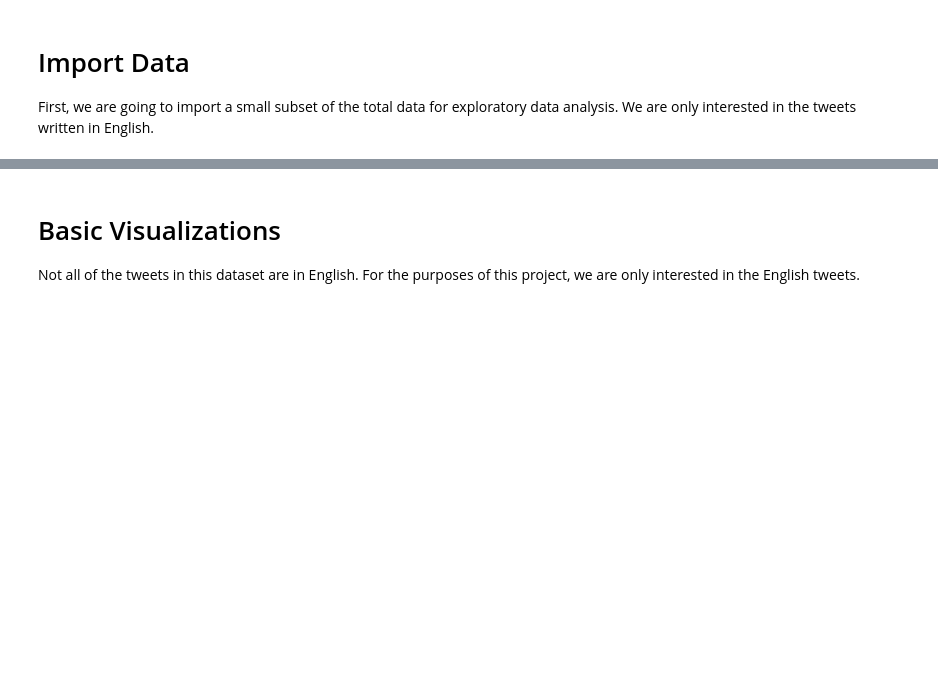
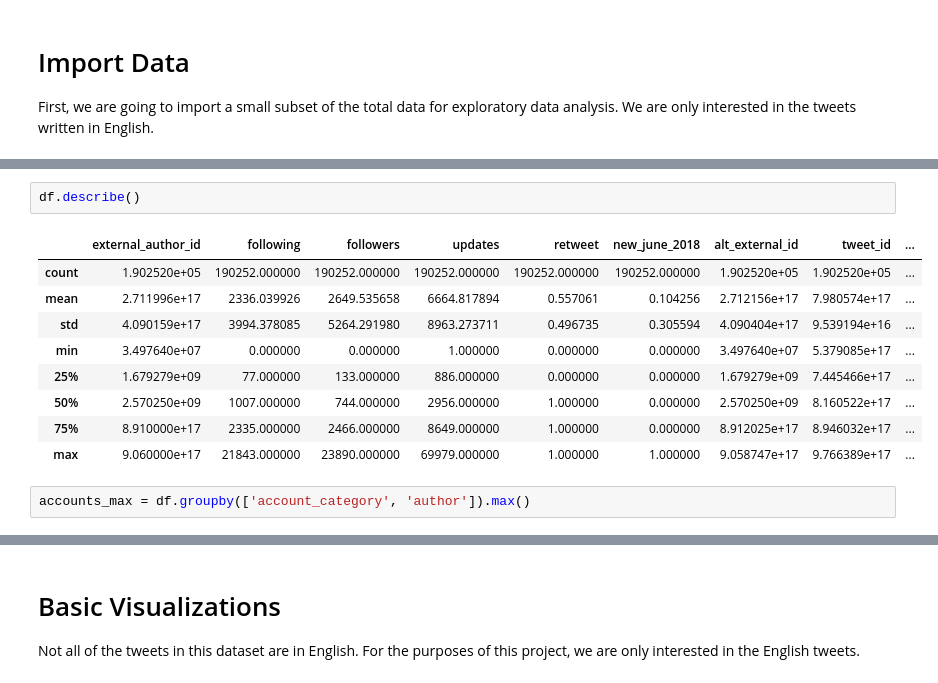
Before and after one commit to joshkraft/kraft_thesis_s19, a Jupyter notebook: Initial Data Exploration.ipynb, the cells around one changed output, grey strips where cells are left out. Cells and saved outputs as stored; diff of their text form; blank space fills up the shorter version.

```diff
--- a/Initial Data Exploration.ipynb
+++ b/Initial Data Exploration.ipynb
@@ -35,0 +80,14 @@ ax = sns.kdeplot(left_troll.followers, left_troll.updates,
+# %%
+df.describe()
+# %% [output]
+|  | external_author_id | following | followers | updates | retweet | new_june_2018 | alt_external_id | tweet_id | ... |
+| count | 1.902520e+05 | 190252.000000 | 190252.000000 | 190252.000000 | 190252.000000 | 190252.000000 | 1.902520e+05 | 1.902520e+05 | ... |
+| mean | 2.711996e+17 | 2336.039926 | 2649.535658 | 6664.817894 | 0.557061 | 0.104256 | 2.712156e+17 | 7.980574e+17 | ... |
+| std | 4.090159e+17 | 3994.378085 | 5264.291980 | 8963.273711 | 0.496735 | 0.305594 | 4.090404e+17 | 9.539194e+16 | ... |
+| min | 3.497640e+07 | 0.000000 | 0.000000 | 1.000000 | 0.000000 | 0.000000 | 3.497640e+07 | 5.379085e+17 | ... |
+| 25% | 1.679279e+09 | 77.000000 | 133.000000 | 886.000000 | 0.000000 | 0.000000 | 1.679279e+09 | 7.445466e+17 | ... |
+| 50% | 2.570250e+09 | 1007.000000 | 744.000000 | 2956.000000 | 1.000000 | 0.000000 | 2.570250e+09 | 8.160522e+17 | ... |
+| 75% | 8.910000e+17 | 2335.000000 | 2466.000000 | 8649.000000 | 1.000000 | 0.000000 | 8.912025e+17 | 8.946032e+17 | ... |
+| max | 9.060000e+17 | 21843.000000 | 23890.000000 | 69979.000000 | 1.000000 | 1.000000 | 9.058747e+17 | 9.766389e+17 | ... |
+# %%
+accounts_max = df.groupby(['account_category', 'author']).max()
```
Also changed, not shown: parts of 19 cells of this notebook, 2 other files.
